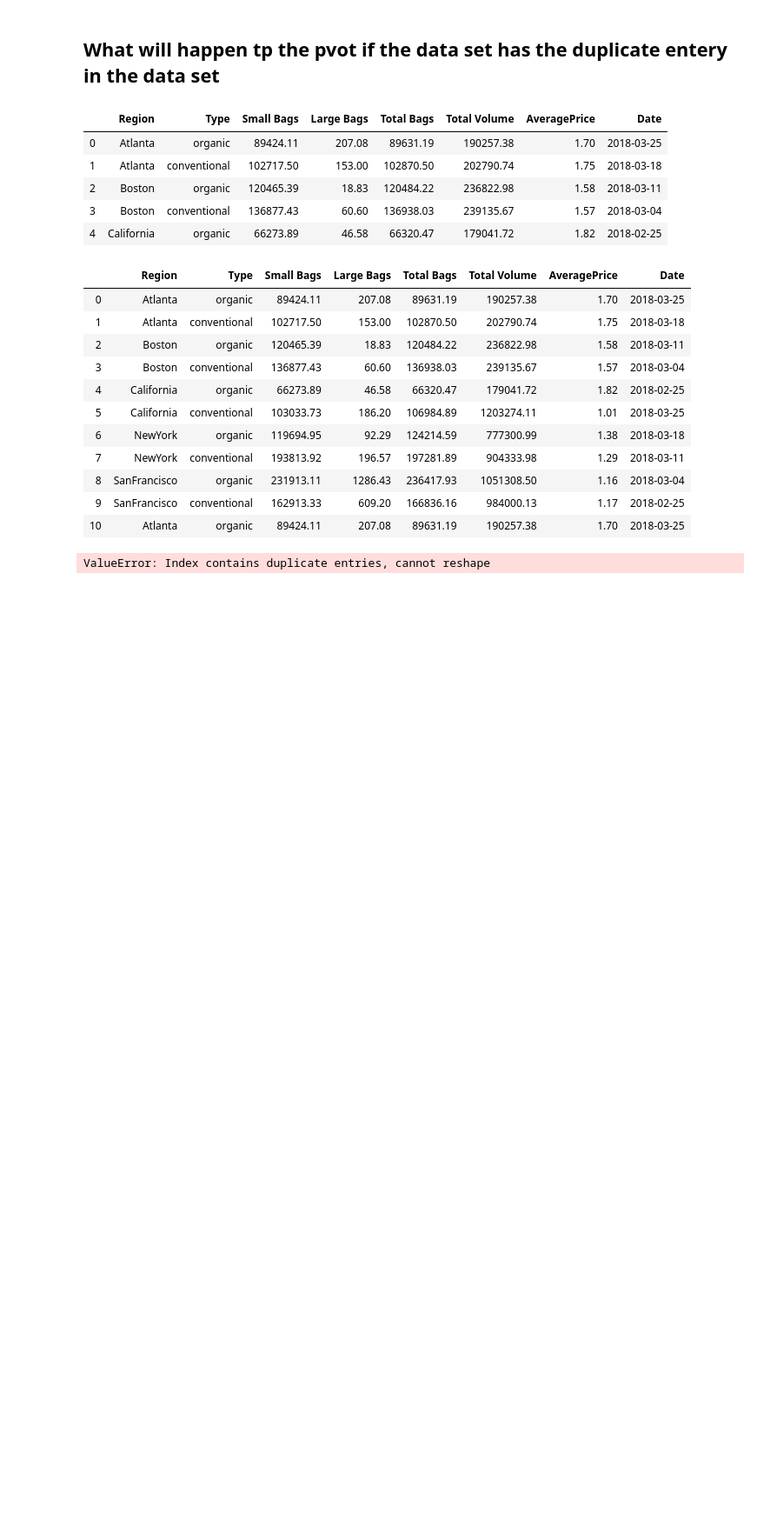
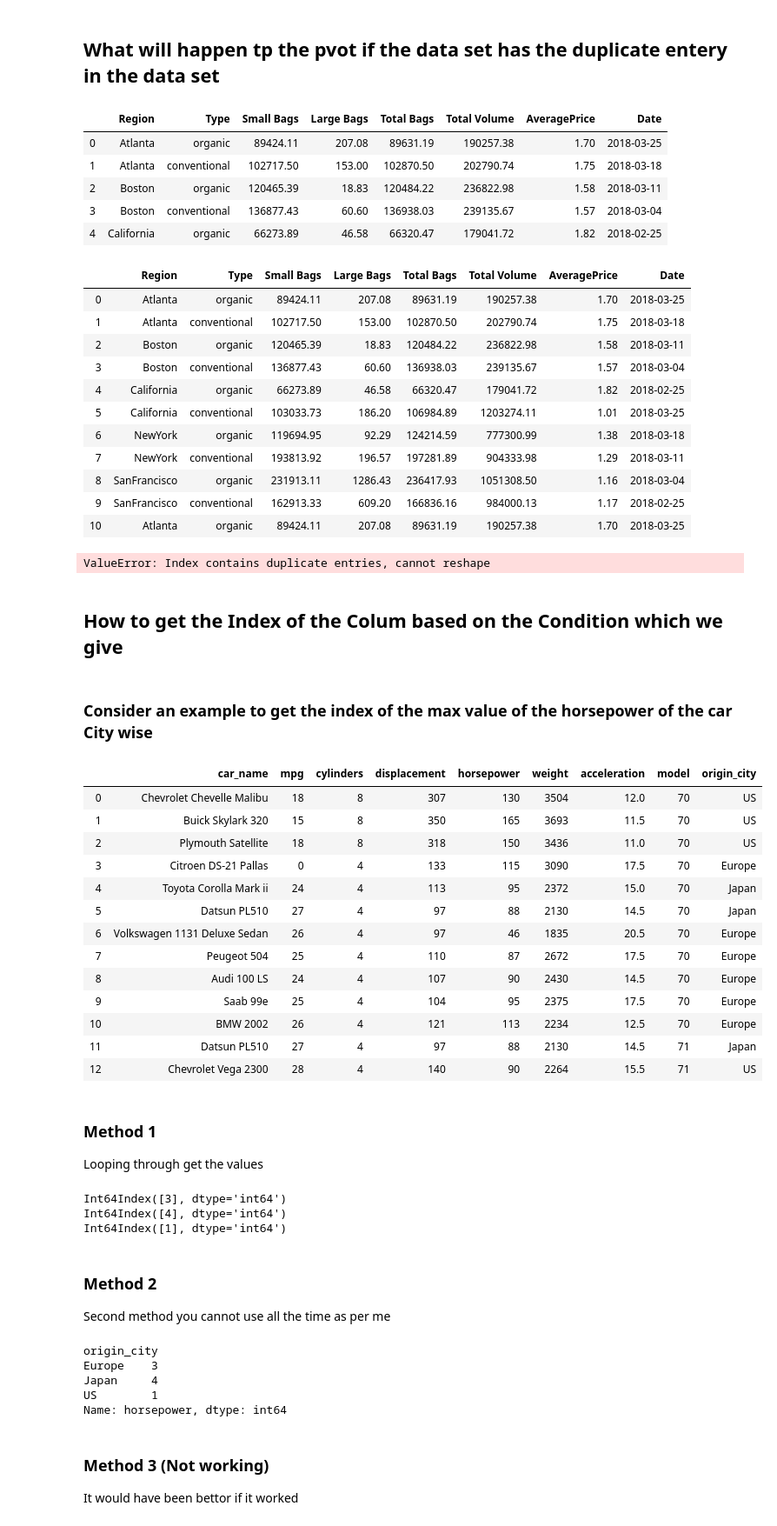
Before and after one commit to melwinmpk/Python_DSA, a Jupyter notebook: Pandas/Panda_Doubts.ipynb, the cells around one changed output. Shown at 87% size. Drawn from its saved outputs; the diff is of its cells as text; code cells hidden in the pictures; blank space fills up the shorter version.

```diff
--- a/Pandas/Panda_Doubts.ipynb
+++ b/Pandas/Panda_Doubts.ipynb
@@ -121,3 +121,49 @@ avo_df
 avo_df.pivot(index = 'Region', columns = 'Type')
 # %% [output]
 ValueError: Index contains duplicate entries, cannot reshape
+# %% [markdown]
+## How to get the Index of the Colum  based on the Condition which we give
+# %% [markdown]
+### Consider an example to get the index of the max value of the horsepower of the car City wise
+# %%
+vehicle_data = pd.read_csv('datasets/cars_data.csv')
+vehicle_data
+# %% [output]
+|  | car_name | mpg | cylinders | displacement | horsepower | weight | acceleration | model | origin_city |
+| 0 | Chevrolet Chevelle Malibu | 18 | 8 | 307 | 130 | 3504 | 12.0 | 70 | US |
+| 1 | Buick Skylark 320 | 15 | 8 | 350 | 165 | 3693 | 11.5 | 70 | US |
+| 2 | Plymouth Satellite | 18 | 8 | 318 | 150 | 3436 | 11.0 | 70 | US |
+| 3 | Citroen DS-21 Pallas | 0 | 4 | 133 | 115 | 3090 | 17.5 | 70 | Europe |
+| 4 | Toyota Corolla Mark ii | 24 | 4 | 113 | 95 | 2372 | 15.0 | 70 | Japan |
+| 5 | Datsun PL510 | 27 | 4 | 97 | 88 | 2130 | 14.5 | 70 | Japan |
+| 6 | Volkswagen 1131 Deluxe Sedan | 26 | 4 | 97 | 46 | 1835 | 20.5 | 70 | Europe |
+| 7 | Peugeot 504 | 25 | 4 | 110 | 87 | 2672 | 17.5 | 70 | Europe |
+| 8 | Audi 100 LS | 24 | 4 | 107 | 90 | 2430 | 14.5 | 70 | Europe |
+| 9 | Saab 99e | 25 | 4 | 104 | 95 | 2375 | 17.5 | 70 | Europe |
+| 10 | BMW 2002 | 26 | 4 | 121 | 113 | 2234 | 12.5 | 70 | Europe |
+| 11 | Datsun PL510 | 27 | 4 | 97 | 88 | 2130 | 14.5 | 71 | Japan |
+| 12 | Chevrolet Vega 2300 | 28 | 4 | 140 | 90 | 2264 | 15.5 | 71 | US |
+# %% [markdown]
+### Method 1
+Looping through get the values
+# %%
+for x,y in dict(vehicle_data.groupby('origin_city')["horsepower"].max()).items():
+    print(vehicle_data[(vehicle_data["origin_city"] == x) & (vehicle_data["horsepower"] == y)].index)
+# %% [output]
+Int64Index([3], dtype='int64')
+Int64Index([4], dtype='int64')
+Int64Index([1], dtype='int64')
+# %% [markdown]
+### Method 2
+Second method you cannot use all the time as per me
+# %%
+print(vehicle_data.groupby('origin_city')["horsepower"].idxmax())
+# %% [output]
+origin_city
+Europe    3
+Japan     4
+US        1
+Name: horsepower, dtype: int64
+# %% [markdown]
+### Method 3 (Not working)
+It would have been bettor if it worked
```
Also changed, not shown: parts of 1 cell of this notebook, 7 other files.
